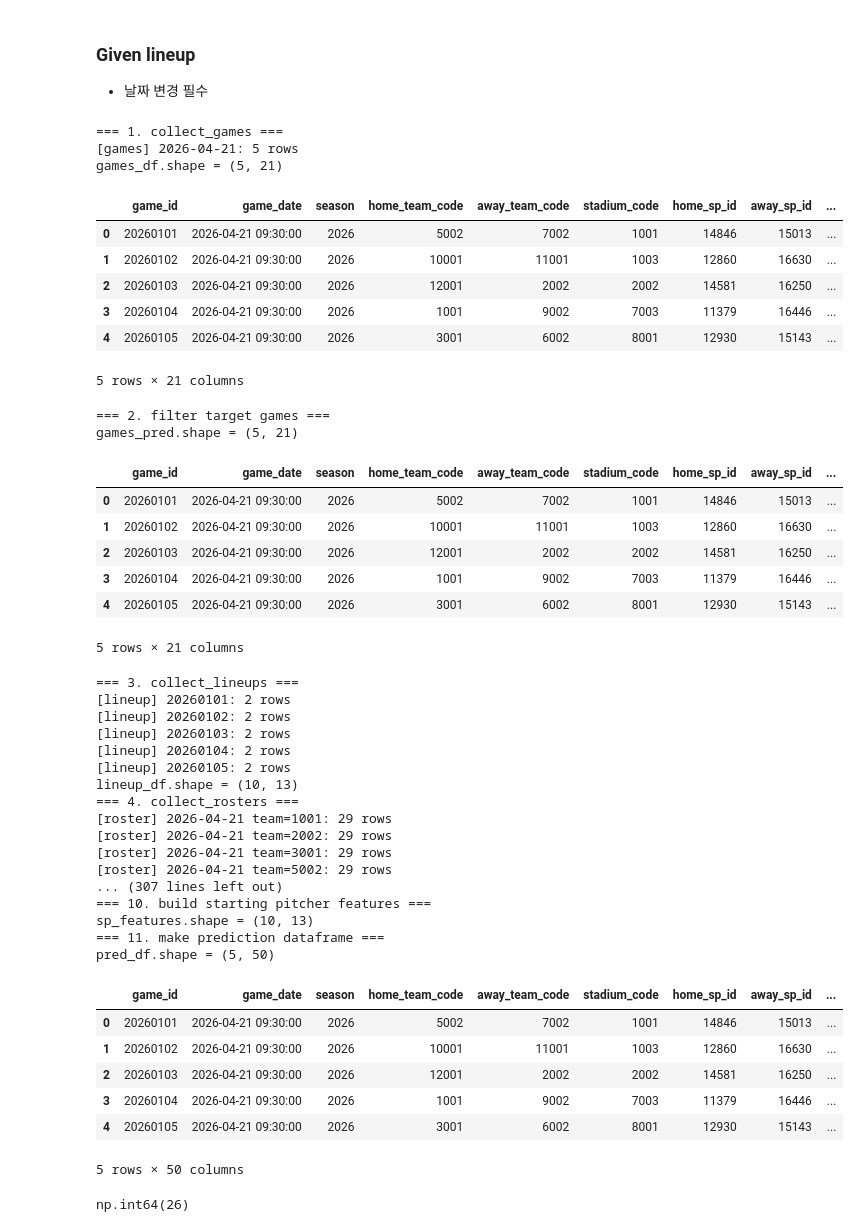
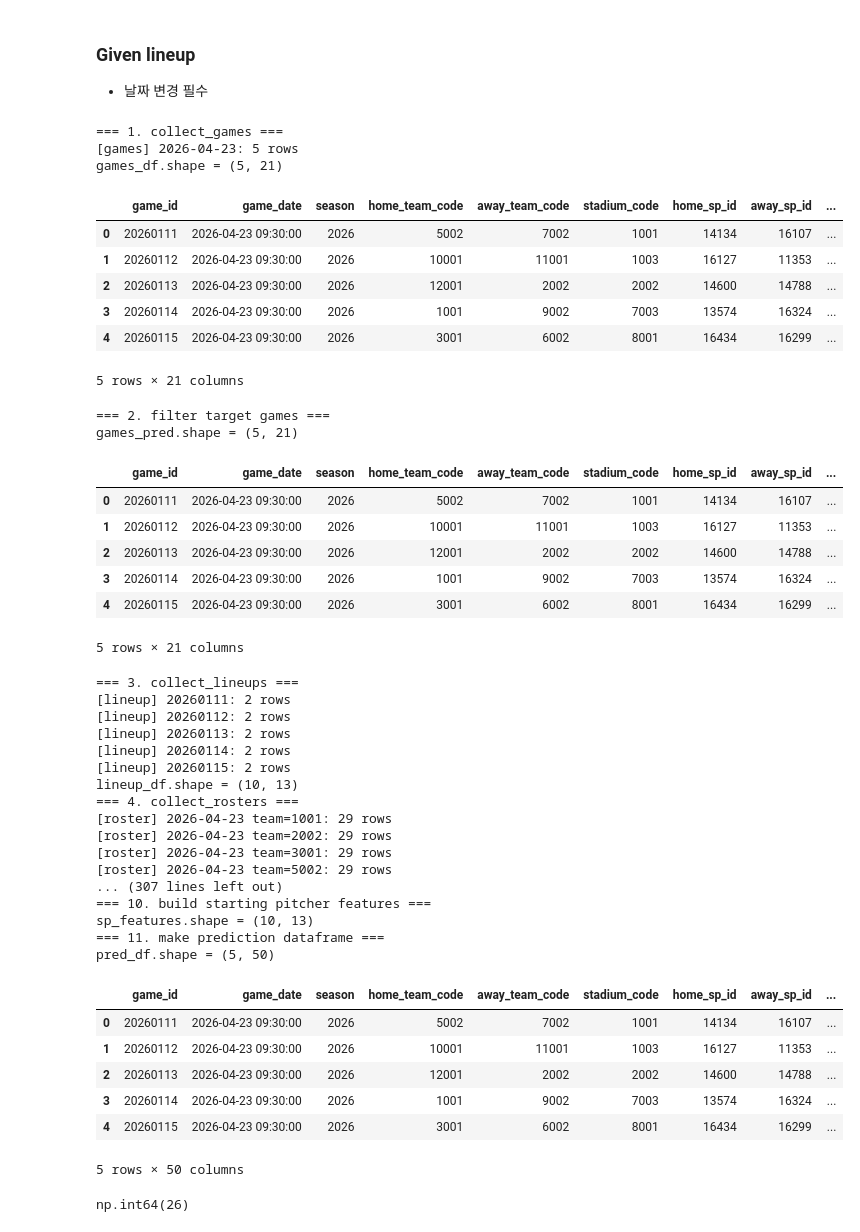
Before and after one commit to dennisyie1/statiz, a Jupyter notebook: prediction.ipynb, the cells around one changed output. Drawn from its saved outputs; the diff is of its cells as text; code cells hidden in the pictures.

```diff
--- a/prediction.ipynb
+++ b/prediction.ipynb
@@ -29,56 +36,56 @@ print("모델 로드 완료")
 ### Given lineup
 - 날짜 변경 필수
 # %%
-# 예측용 데이터 생성
-pred_result = ut.build_prediction_data_for_date( # gameState != 4로 정리완.
-    date_str="2026-04-21",                          # 예측 날짜
+# Encoding-normalized comment.
+pred_result = ut.build_prediction_data_for_date(  # Encoding-normalized comment.
+    date_str="2026-04-23",  # Encoding-normalized comment.
     sleep_sec=0.2,
     verbose=True
 )
 
 pred_df = pred_result["pred_df"]
 # %% [output]
 === 1. collect_games ===
-[games] 2026-04-21: 5 rows
+[games] 2026-04-23: 5 rows
 games_df.shape = (5, 21)
 |  | game_id | game_date | season | home_team_code | away_team_code | stadium_code | home_sp_id | away_sp_id | ... |
-| 0 | 20260101 | 2026-04-21 09:30:00 | 2026 | 5002 | 7002 | 1001 | 14846 | 15013 | ... |
-| 1 | 20260102 | 2026-04-21 09:30:00 | 2026 | 10001 | 11001 | 1003 | 12860 | 16630 | ... |
-| 2 | 20260103 | 2026-04-21 09:30:00 | 2026 | 12001 | 2002 | 2002 | 14581 | 16250 | ... |
-| 3 | 20260104 | 2026-04-21 09:30:00 | 2026 | 1001 | 9002 | 7003 | 11379 | 16446 | ... |
-| 4 | 20260105 | 2026-04-21 09:30:00 | 2026 | 3001 | 6002 | 8001 | 12930 | 15143 | ... |
+| 0 | 20260111 | 2026-04-23 09:30:00 | 2026 | 5002 | 7002 | 1001 | 14134 | 16107 | ... |
+| 1 | 20260112 | 2026-04-23 09:30:00 | 2026 | 10001 | 11001 | 1003 | 16127 | 11353 | ... |
+| 2 | 20260113 | 2026-04-23 09:30:00 | 2026 | 12001 | 2002 | 2002 | 14600 | 14788 | ... |
+| 3 | 20260114 | 2026-04-23 09:30:00 | 2026 | 1001 | 9002 | 7003 | 13574 | 16324 | ... |
+| 4 | 20260115 | 2026-04-23 09:30:00 | 2026 | 3001 | 6002 | 8001 | 16434 | 16299 | ... |
 5 rows × 21 columns
 === 2. filter target games ===
 games_pred.shape = (5, 21)
 |  | game_id | game_date | season | home_team_code | away_team_code | stadium_code | home_sp_id | away_sp_id | ... |
-| 0 | 20260101 | 2026-04-21 09:30:00 | 2026 | 5002 | 7002 | 1001 | 14846 | 15013 | ... |
-| 1 | 20260102 | 2026-04-21 09:30:00 | 2026 | 10001 | 11001 | 1003 | 12860 | 16630 | ... |
-| 2 | 20260103 | 2026-04-21 09:30:00 | 2026 | 12001 | 2002 | 2002 | 14581 | 16250 | ... |
-| 3 | 20260104 | 2026-04-21 09:30:00 | 2026 | 1001 | 9002 | 7003 | 11379 | 16446 | ... |
-| 4 | 20260105 | 2026-04-21 09:30:00 | 2026 | 3001 | 6002 | 8001 | 12930 | 15143 | ... |
+| 0 | 20260111 | 2026-04-23 09:30:00 | 2026 | 5002 | 7002 | 1001 | 14134 | 16107 | ... |
+| 1 | 20260112 | 2026-04-23 09:30:00 | 2026 | 10001 | 11001 | 1003 | 16127 | 11353 | ... |
+| 2 | 20260113 | 2026-04-23 09:30:00 | 2026 | 12001 | 2002 | 2002 | 14600 | 14788 | ... |
+| 3 | 20260114 | 2026-04-23 09:30:00 | 2026 | 1001 | 9002 | 7003 | 13574 | 16324 | ... |
+| 4 | 20260115 | 2026-04-23 09:30:00 | 2026 | 3001 | 6002 | 8001 | 16434 | 16299 | ... |
 5 rows × 21 columns
 === 3. collect_lineups ===
-[lineup] 20260101: 2 rows
-[lineup] 20260102: 2 rows
-[lineup] 20260103: 2 rows
-[lineup] 20260104: 2 rows
-[lineup] 20260105: 2 rows
+[lineup] 20260111: 2 rows
+[lineup] 20260112: 2 rows
+[lineup] 20260113: 2 rows
+[lineup] 20260114: 2 rows
+[lineup] 20260115: 2 rows
 lineup_df.shape = (10, 13)
 === 4. collect_rosters ===
-[roster] 2026-04-21 team=1001: 29 rows
-[roster] 2026-04-21 team=2002: 29 rows
-[roster] 2026-04-21 team=3001: 29 rows
-[roster] 2026-04-21 team=5002: 29 rows
+[roster] 2026-04-23 team=1001: 29 rows
+[roster] 2026-04-23 team=2002: 29 rows
+[roster] 2026-04-23 team=3001: 29 rows
+[roster] 2026-04-23 team=5002: 29 rows
 ... (307 lines left out)
 === 10. build starting pitcher features ===
 sp_features.shape = (10, 13)
 === 11. make prediction dataframe ===
 pred_df.shape = (5, 50)
 |  | game_id | game_date | season | home_team_code | away_team_code | stadium_code | home_sp_id | away_sp_id | ... |
-| 0 | 20260101 | 2026-04-21 09:30:00 | 2026 | 5002 | 7002 | 1001 | 14846 | 15013 | ... |
-| 1 | 20260102 | 2026-04-21 09:30:00 | 2026 | 10001 | 11001 | 1003 | 12860 | 16630 | ... |
-| 2 | 20260103 | 2026-04-21 09:30:00 | 2026 | 12001 | 2002 | 2002 | 14581 | 16250 | ... |
-| 3 | 20260104 | 2026-04-21 09:30:00 | 2026 | 1001 | 9002 | 7003 | 11379 | 16446 | ... |
-| 4 | 20260105 | 2026-04-21 09:30:00 | 2026 | 3001 | 6002 | 8001 | 12930 | 15143 | ... |
+| 0 | 20260111 | 2026-04-23 09:30:00 | 2026 | 5002 | 7002 | 1001 | 14134 | 16107 | ... |
+| 1 | 20260112 | 2026-04-23 09:30:00 | 2026 | 10001 | 11001 | 1003 | 16127 | 11353 | ... |
+| 2 | 20260113 | 2026-04-23 09:30:00 | 2026 | 12001 | 2002 | 2002 | 14600 | 14788 | ... |
+| 3 | 20260114 | 2026-04-23 09:30:00 | 2026 | 1001 | 9002 | 7003 | 13574 | 16324 | ... |
+| 4 | 20260115 | 2026-04-23 09:30:00 | 2026 | 3001 | 6002 | 8001 | 16434 | 16299 | ... |
 5 rows × 50 columns
 # %%
```
Also changed, not shown: parts of 27 cells of this notebook, 2 other files.
